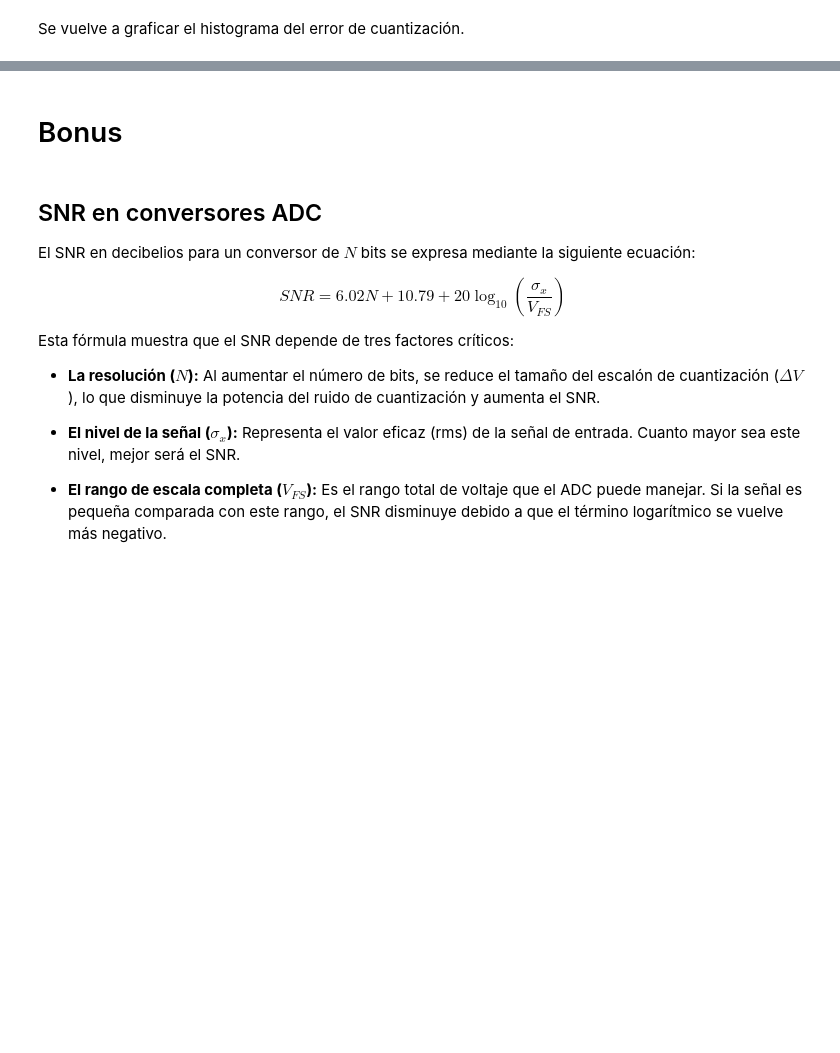
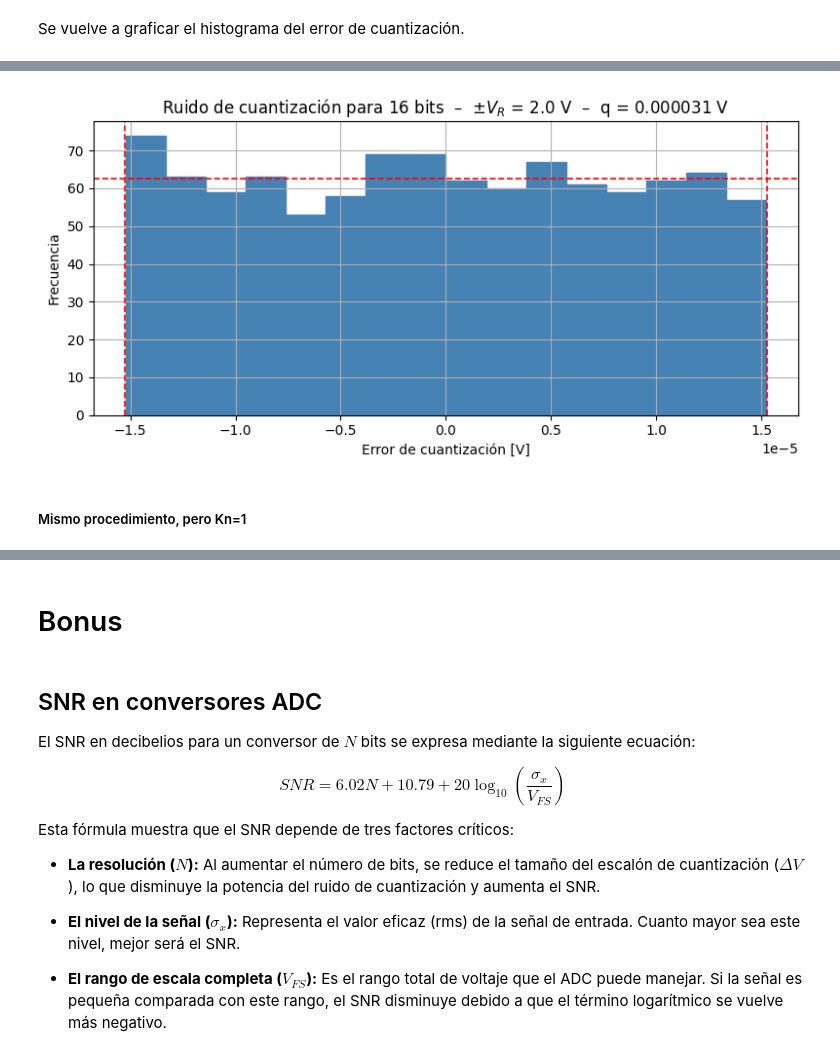
Before and after one commit to Nicolas-21864/TS, a Jupyter notebook: TS2.ipynb, the cells around one changed output, grey strips where cells are left out. Saved outputs shown, nothing was run; the diff lists cells and outputs as text; code cells hidden in the pictures; blank space fills up the shorter version.

```diff
--- a/TS2.ipynb
+++ b/TS2.ipynb
@@ -317,0 +313,23 @@ En relación con el apartado a), se concluye que mientras en B = 4 el error de c
+# %%
+plt.figure(figsize=(8, 4))
+plt.hist(eq, bins=16, color='steelblue', edgecolor='steelblue')
+
+techo = N / 16
+x_izq = -qq / 2
+x_der =  qq / 2
+
+plt.axhline(techo, color='red', lw=1.2, ls='--')
+plt.axvline(x_izq, color='red', lw=1.2, ls='--')
+plt.axvline(x_der, color='red', lw=1.2, ls='--')
+
+
+plt.xlabel('Error de cuantización [V]')
+plt.ylabel('Frecuencia')
+plt.title(f'Ruido de cuantización para {B} bits  –  'f'$\\pm V_R$ = {Vfs:.1f} V  –  q = {qq:.6f} V')
+plt.grid(True)
+plt.tight_layout()
+plt.show()
+# %% [output]
+[figure, added]
+# %% [markdown]
+##### Mismo procedimiento, pero Kn=1
```
Also changed, not shown: parts of 17 cells of this notebook.
